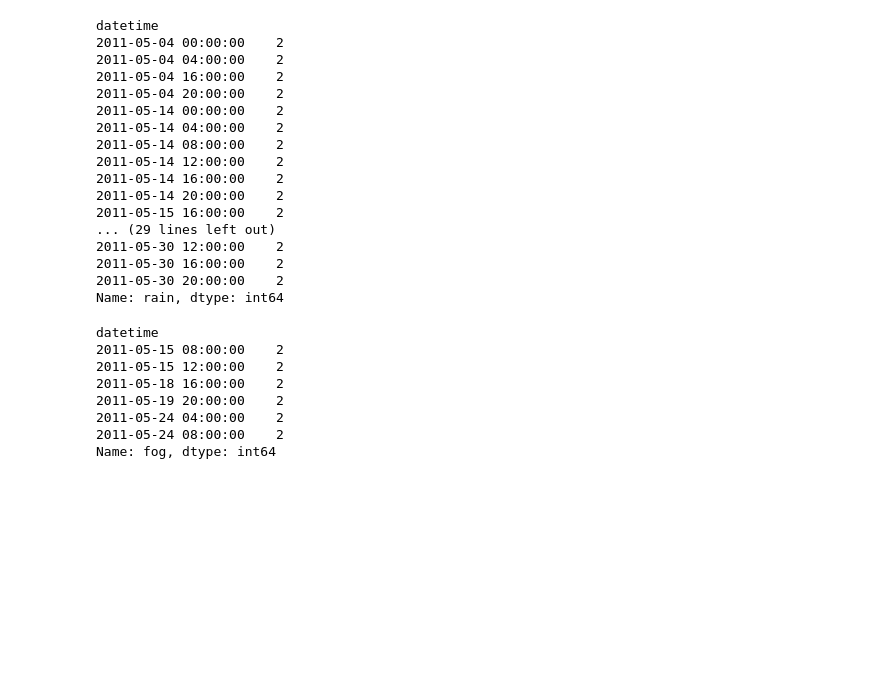
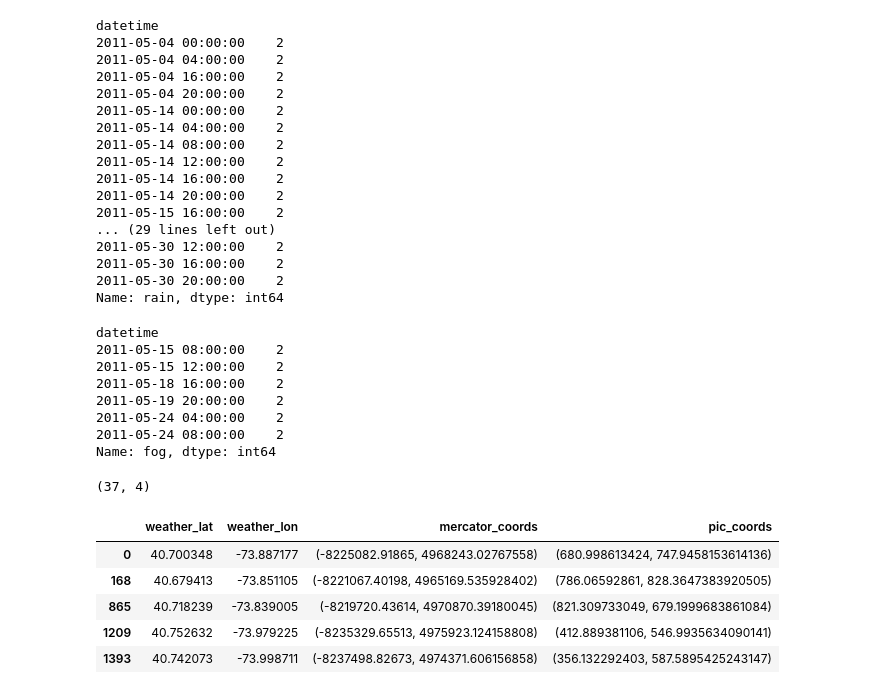
Before and after one commit to ihkihk/datan, a Jupyter notebook: p2_nycsubway/p2_nyc.ipynb, the cells around one changed output. Saved outputs shown, nothing was run; the diff lists cells and outputs as text; code cells hidden in the pictures; blank space fills up the shorter version.

```diff
--- a/p2_nycsubway/p2_nyc.ipynb
+++ b/p2_nycsubway/p2_nyc.ipynb
@@ -266,3 +266,21 @@ datetime
 2011-05-24 04:00:00    2
 2011-05-24 08:00:00    2
 Name: fog, dtype: int64
+# %%
+metstat = df[['weather_lat','weather_lon']].drop_duplicates()
+# %%
+metstat.shape # Find the number of meteorological stations
+# %% [output]
+(37, 4)
+# %%
+metstat = metstat.assign(mercator_coords = metstat.apply(lambda row: WGS84toGoogleBing(row[0],row[1]), axis=1))
+metstat = metstat.assign(pic_coords = metstat.apply(lambda row: proj2pic(row[2][0],row[2][1]), axis=1))
+# %%
+metstat.head()
+# %% [output]
+|  | weather_lat | weather_lon | mercator_coords | pic_coords |
+| 0 | 40.700348 | -73.887177 | (-8225082.91865, 4968243.02767558) | (680.998613424, 747.9458153614136) |
+| 168 | 40.679413 | -73.851105 | (-8221067.40198, 4965169.535928402) | (786.06592861, 828.3647383920505) |
+| 865 | 40.718239 | -73.839005 | (-8219720.43614, 4970870.39180045) | (821.309733049, 679.1999683861084) |
+| 1209 | 40.752632 | -73.979225 | (-8235329.65513, 4975923.124158808) | (412.889381106, 546.9935634090141) |
+| 1393 | 40.742073 | -73.998711 | (-8237498.82673, 4974371.606156858) | (356.132292403, 587.5895425243147) |
```
Also changed, not shown: parts of 3 cells of this notebook, 1 other file.
